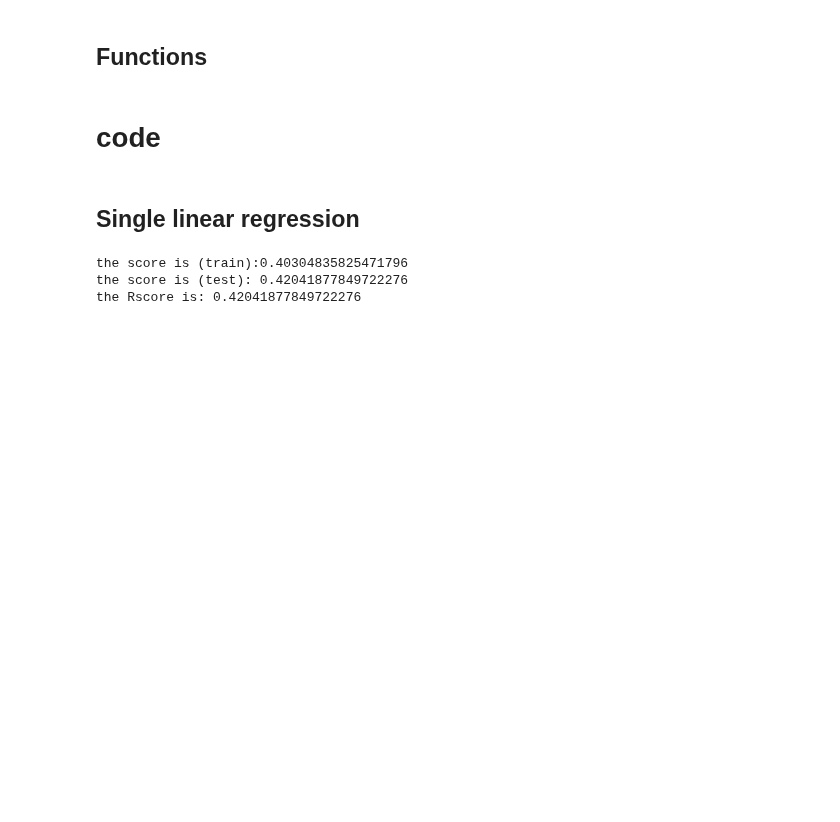
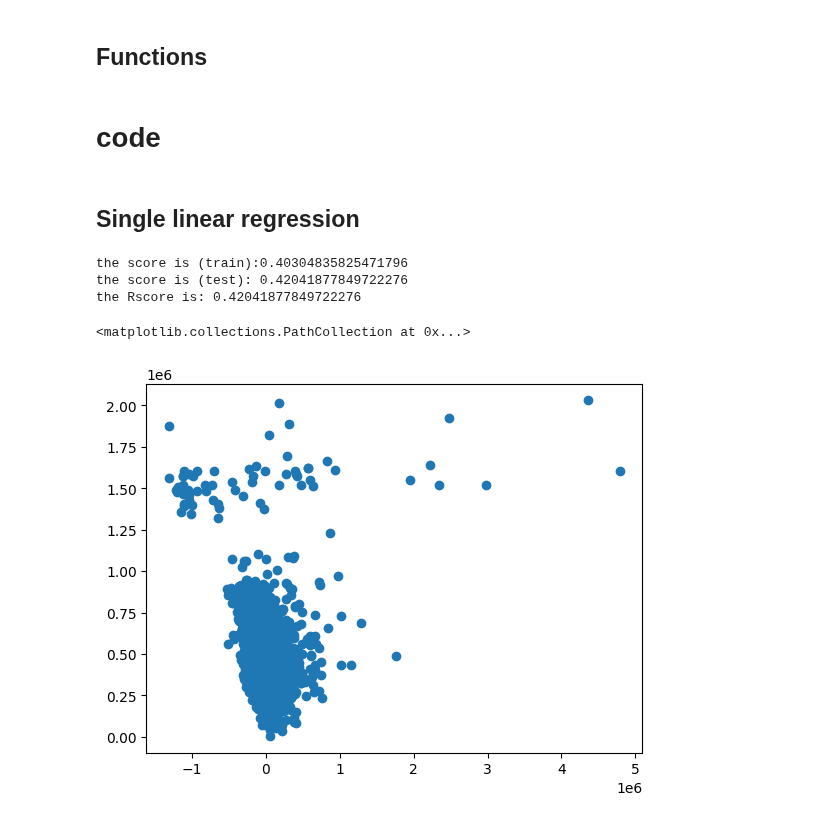
Before and after one commit to semdeleer/immo-eliza-ml, a Jupyter notebook: cleaning/preproccessingtesting.ipynb, the cells around one changed output. Drawn from its saved outputs; the diff is of its cells as text; code cells hidden in the pictures; blank space fills up the shorter version.

```diff
--- a/cleaning/preproccessingtesting.ipynb
+++ b/cleaning/preproccessingtesting.ipynb
@@ -117,7 +117,7 @@ def scaling(df, cl):
 ## Single linear regression
 # %%
 # Subset the data in singel regression
-house = house[["price", "surface_of_good", "garden_area","terrace_area", "province", "postal_code", "state_of_building", "property_subtype", "number_of_facades", "swimming_pool", "open_fire", "fully_equipped_kitchen"]]
+house = house[["price", "surface_of_good", "garden_area","terrace_area","postal_code", "province", "state_of_building", "property_subtype", "number_of_facades", "swimming_pool", "open_fire", "fully_equipped_kitchen"]]
 #house = replace_outliers(house, ["terrace_area"])
 house['postal_code'] = house['postal_code'].astype(str).str[:2]
 #plt.scatter(house["terrace_area"], house["price"])
@@ -131,30 +131,35 @@ house = replace_null_min_one(house, ["price"])
 
 X, y = create_X_y(house, "price")
 X_train, X_test, y_train, y_test = train_test_split(X, y, test_size= 0.2, random_state=40 )
 X_train = replace_null_mean(X_train, ["surface_of_good", "garden_area", "terrace_area"])
 X_train = replace_null_median(X_train, ["number_of_facades"])
 X_train = replace_null_to_zero(X_train, ["swimming_pool"])
 columns_with_null = X_train.columns[X_train.isnull().any()].tolist()
 X_train = replace_null_to_zero(X_train, columns_with_null)
 #X_test = replace_null_mean(X_test, ["surface_of_good"])
 
 X_test = replace_null_mean(X_test, ["surface_of_good", "garden_area", "terrace_area"])
 X_test = replace_null_median(X_test, ["number_of_facades"])
 X_test = replace_null_to_zero(X_test, ["swimming_pool"])
 columns_with_null = X_test.columns[X_test.isnull().any()].tolist()
 X_test = replace_null_to_zero(X_test, columns_with_null)
 
 
 regressor = LinearRegression()
 regressor.fit(X_train, y_train)
 scoretrain = regressor.score(X_train, y_train)
 scoretest = regressor.score(X_test, y_test)
 y_pred = regressor.predict(X_test)
 score2 = r2_score(y_test, y_pred)
 print(f"the score is (train):{scoretrain}\n"
       f"the score is (test): {scoretest}\n"
       f"the Rscore is: {score2}")
+
+e = y_test - y_pred
+plt.scatter(e, y_pred)
 # %% [output]
 the score is (train):0.40304835825471796
 the score is (test): 0.42041877849722276
 the Rscore is: 0.42041877849722276
+<matplotlib.collections.PathCollection at 0x...>
+[figure, added]
```
Also changed, not shown: parts of 1 cell of this notebook, 5 other files.
